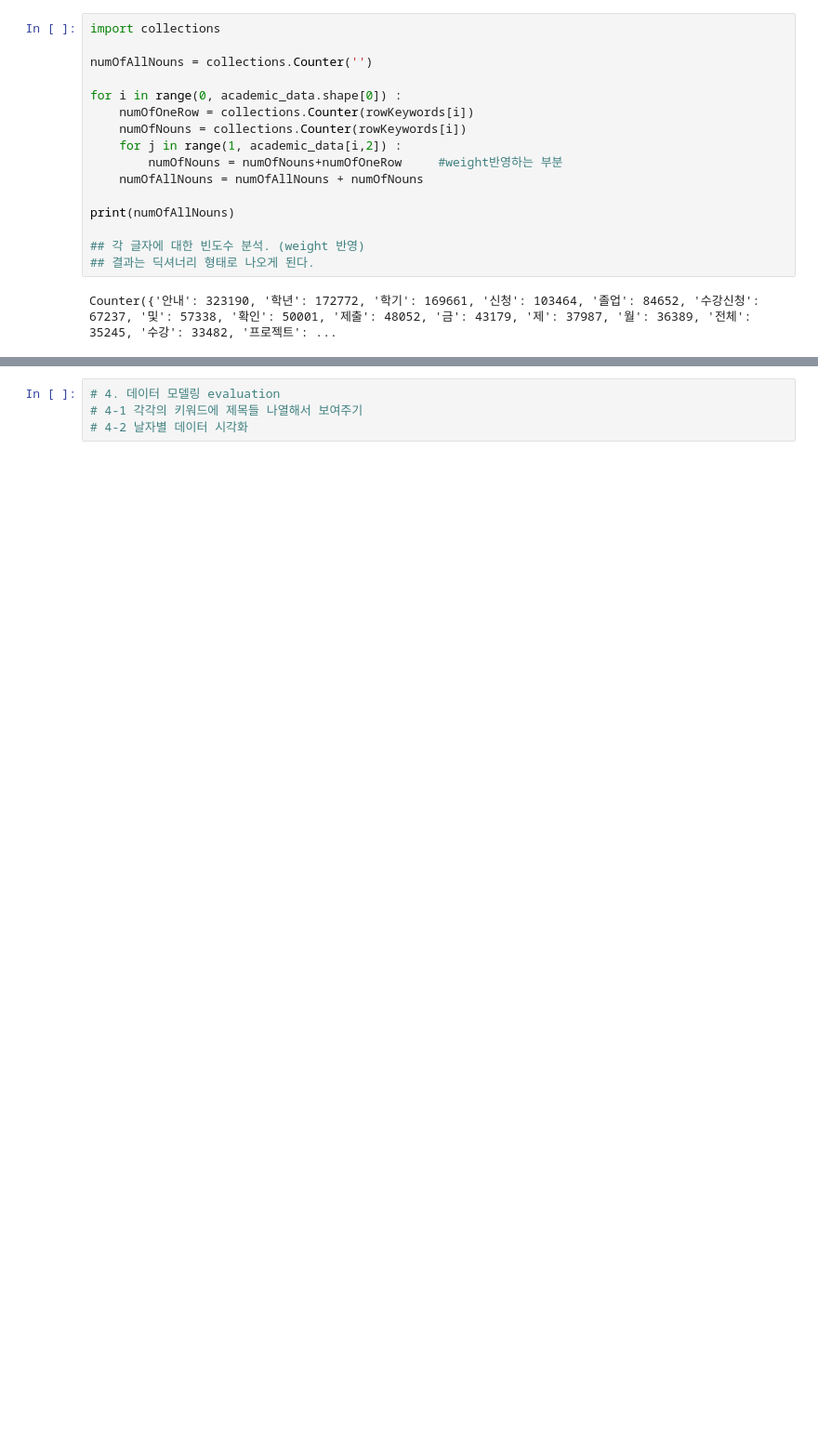
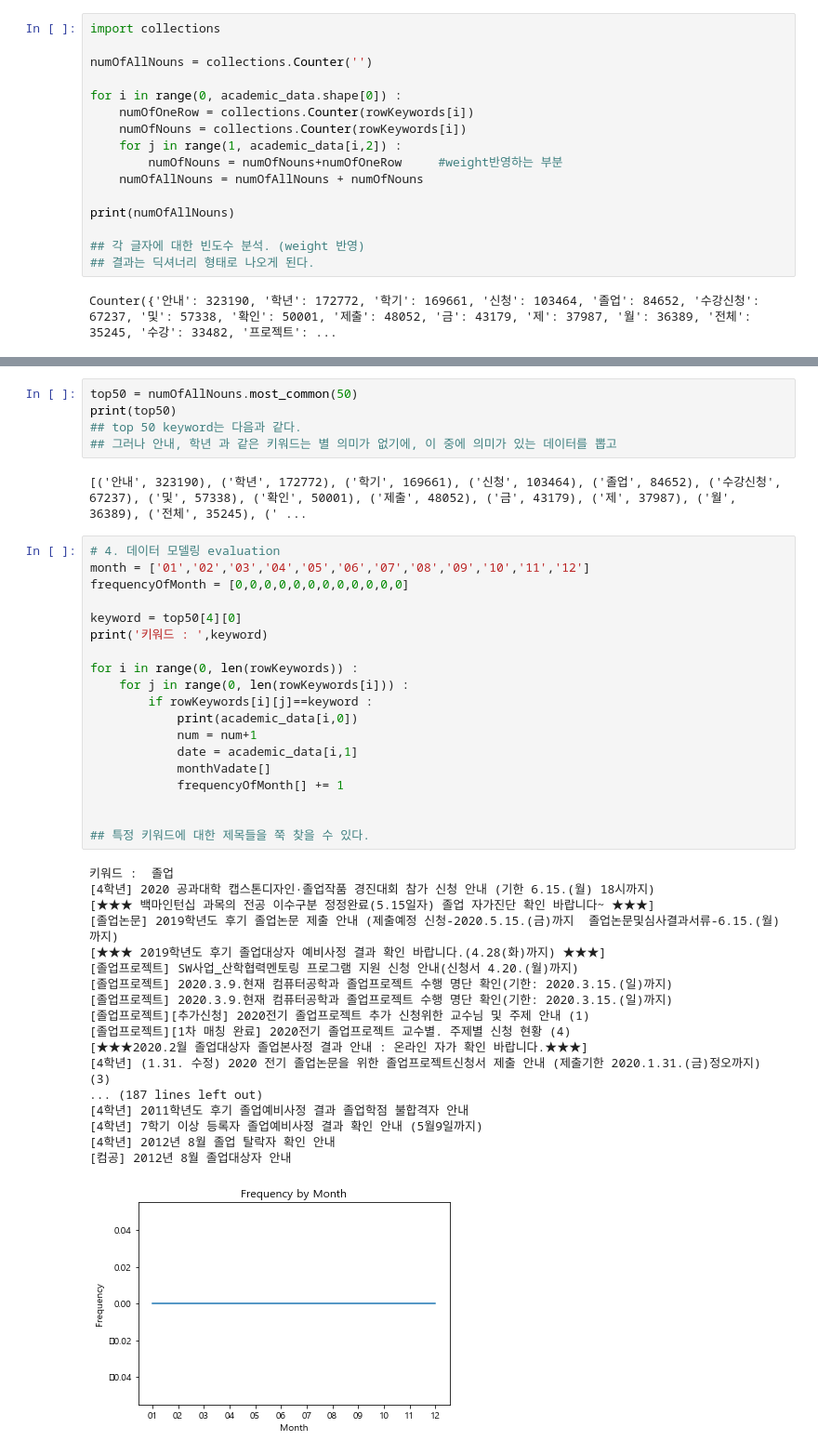
Before and after one commit to Condenced-Milk/Notice_Analyzer, a Jupyter notebook: Data Analyzer.ipynb, the cells around one changed output, grey strips where cells are left out. Shown at 93% size. Drawn from its saved outputs; the diff is of its cells as text; blank space fills up the shorter version.

```diff
--- a/Data Analyzer.ipynb
+++ b/Data Analyzer.ipynb
@@ -151,4 +150,45 @@ association_rules(frequent_itemsets, metric="confidence", min_threshold=0.97)
-# %%
-# 4. 데이터 모델링 evaluation
-# 4-1 각각의 키워드에 제목들 나열해서 보여주기
-# 4-2 날자별 데이터 시각화
+# %%
+top50 = numOfAllNouns.most_common(50)
+print(top50)
+## top 50 keyword는 다음과 같다.
+## 그러나 안내, 학년 과 같은 키워드는 별 의미가 없기에, 이 중에 의미가 있는 데이터를 뽑고
+# %% [output]
+[('안내', 323190), ('학년', 172772), ('학기', 169661), ('신청', 103464), ('졸업', 84652), ('수강신청', 67237), ('및', 57338), ('확인', 50001), ('제출', 48052), ('금', 43179), ('제', 37987), ('월', 36389), ('전체', 35245), (' ...
+# %%
+# 4. 데이터 모델링 evaluation
+month = ['01','02','03','04','05','06','07','08','09','10','11','12']
+frequencyOfMonth = [0,0,0,0,0,0,0,0,0,0,0,0]
+
+keyword = top50[4][0]
+print('키워드 : ',keyword)
+
+for i in range(0, len(rowKeywords)) :
+    for j in range(0, len(rowKeywords[i])) :
+        if rowKeywords[i][j]==keyword :
+            print(academic_data[i,0])
+            num = num+1
+            date = academic_data[i,1]
+            monthVadate[]
+            frequencyOfMonth[] += 1
+
+
+## 특정 키워드에 대한 제목들을 쭉 찾을 수 있다.
+# %% [output]
+키워드 :  졸업
+[4학년] 2020 공과대학 캡스톤디자인·졸업작품 경진대회 참가 신청 안내 (기한 6.15.(월) 18시까지)
+[★★★ 백마인턴십 과목의 전공 이수구분 정정완료(5.15일자) 졸업 자가진단 확인 바랍니다~ ★★★]
+[졸업논문] 2019학년도 후기 졸업논문 제출 안내 (제출예정 신청-2020.5.15.(금)까지  졸업논문및심사결과서류-6.15.(월)까지)
+[★★★ 2019학년도 후기 졸업대상자 예비사정 결과 확인 바랍니다.(4.28(화)까지) ★★★]
+[졸업프로젝트] SW사업_산학협력멘토링 프로그램 지원 신청 안내(신청서 4.20.(월)까지)
+[졸업프로젝트] 2020.3.9.현재 컴퓨터공학과 졸업프로젝트 수행 명단 확인(기한: 2020.3.15.(일)까지)
+[졸업프로젝트] 2020.3.9.현재 컴퓨터공학과 졸업프로젝트 수행 명단 확인(기한: 2020.3.15.(일)까지)
+[졸업프로젝트][추가신청] 2020전기 졸업프로젝트 추가 신청위한 교수님 및 주제 안내 (1)
+[졸업프로젝트][1차 매칭 완료] 2020전기 졸업프로젝트 교수별. 주제별 신청 현황 (4)
+[★★★2020.2월 졸업대상자 졸업본사정 결과 안내 : 온라인 자가 확인 바랍니다.★★★]
+[4학년] (1.31. 수정) 2020 전기 졸업논문을 위한 졸업프로젝트신청서 제출 안내 (제출기한 2020.1.31.(금)정오까지) (3)
+... (187 lines left out)
+[4학년] 2011학년도 후기 졸업예비사정 결과 졸업학점 불합격자 안내
+[4학년] 7학기 이상 등록자 졸업예비사정 결과 확인 안내 (5월9일까지)
+[4학년] 2012년 8월 졸업 탈락자 확인 안내
+[컴공] 2012년 8월 졸업대상자 안내
+[figure, added]
```
Also changed, not shown: parts of 5 cells of this notebook.
